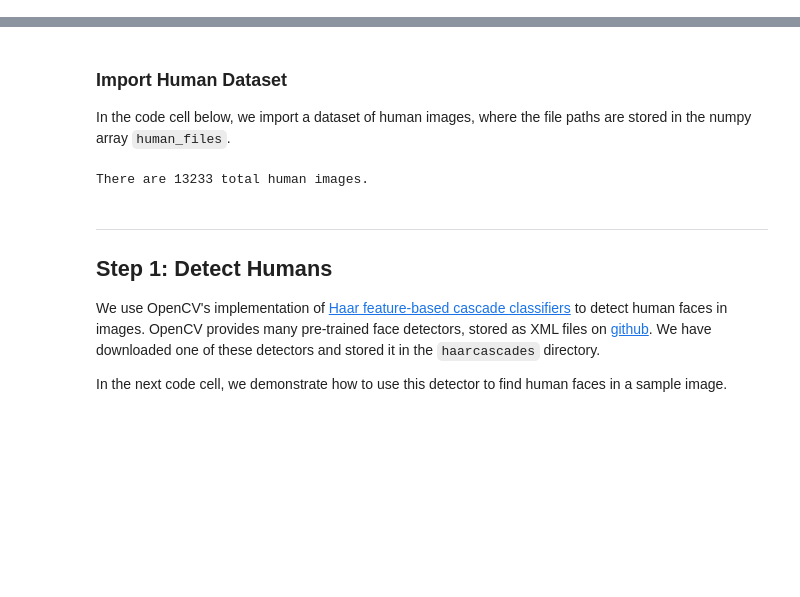
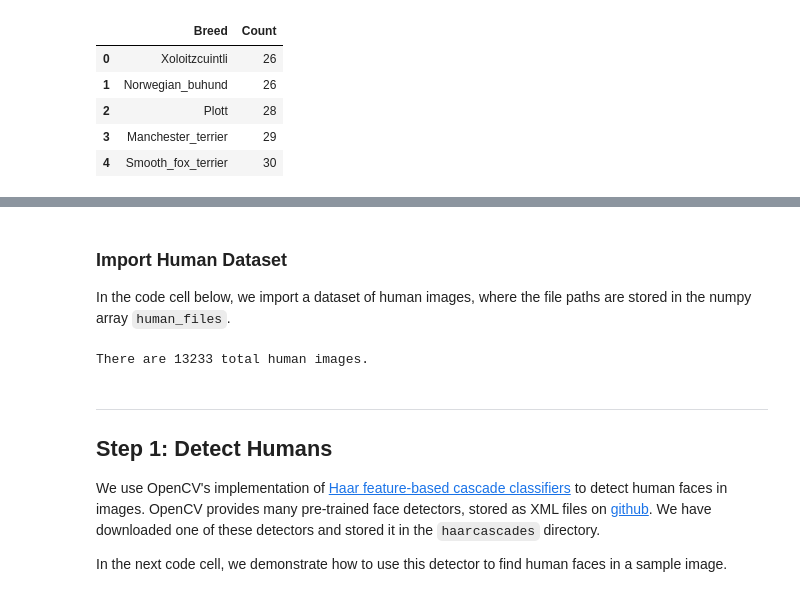
Before and after one commit to prvnk10/udacity_nanodegree_capstone, a Jupyter notebook: dog_app.ipynb, the cells around one changed output, grey strips where cells are left out. Drawn from its saved outputs; the diff is of its cells as text; code cells hidden in the pictures; blank space fills up the shorter version.

```diff
--- a/dog_app.ipynb
+++ b/dog_app.ipynb
@@ -93,0 +130,9 @@ There are 836 test dog images.
+# %%
+df_breed_count.head()
+# %% [output]
+|  | Breed | Count |
+| 0 | Xoloitzcuintli | 26 |
+| 1 | Norwegian_buhund | 26 |
+| 2 | Plott | 28 |
+| 3 | Manchester_terrier | 29 |
+| 4 | Smooth_fox_terrier | 30 |
```
Also changed, not shown: parts of 15 cells of this notebook.
